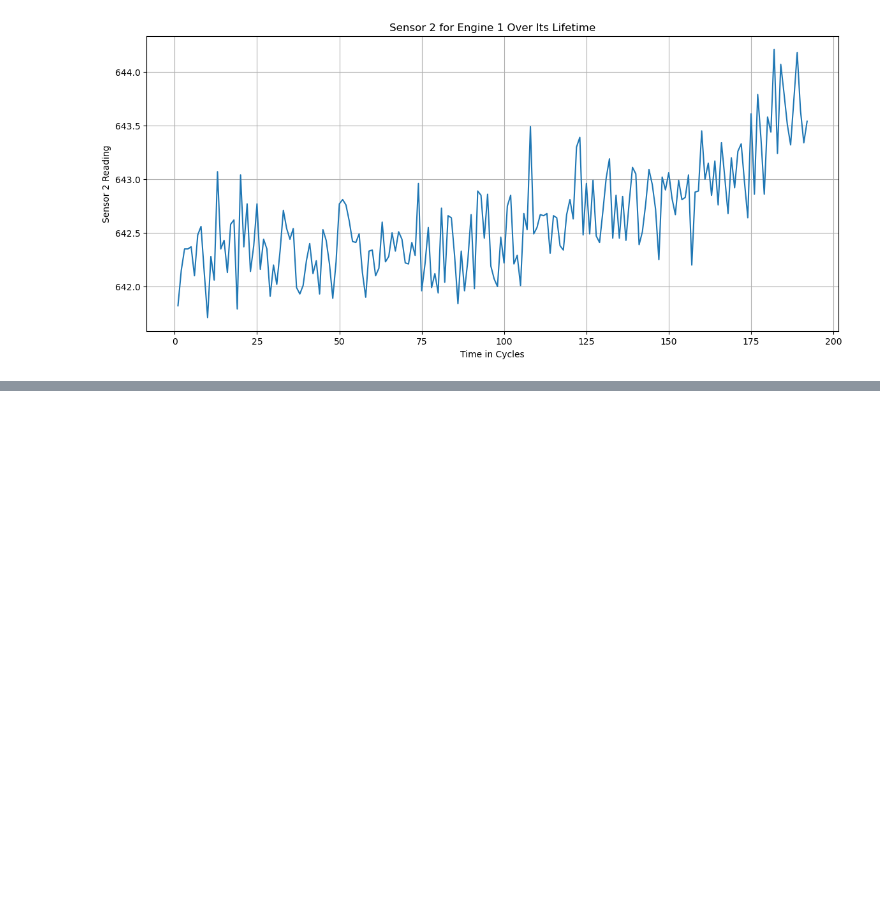
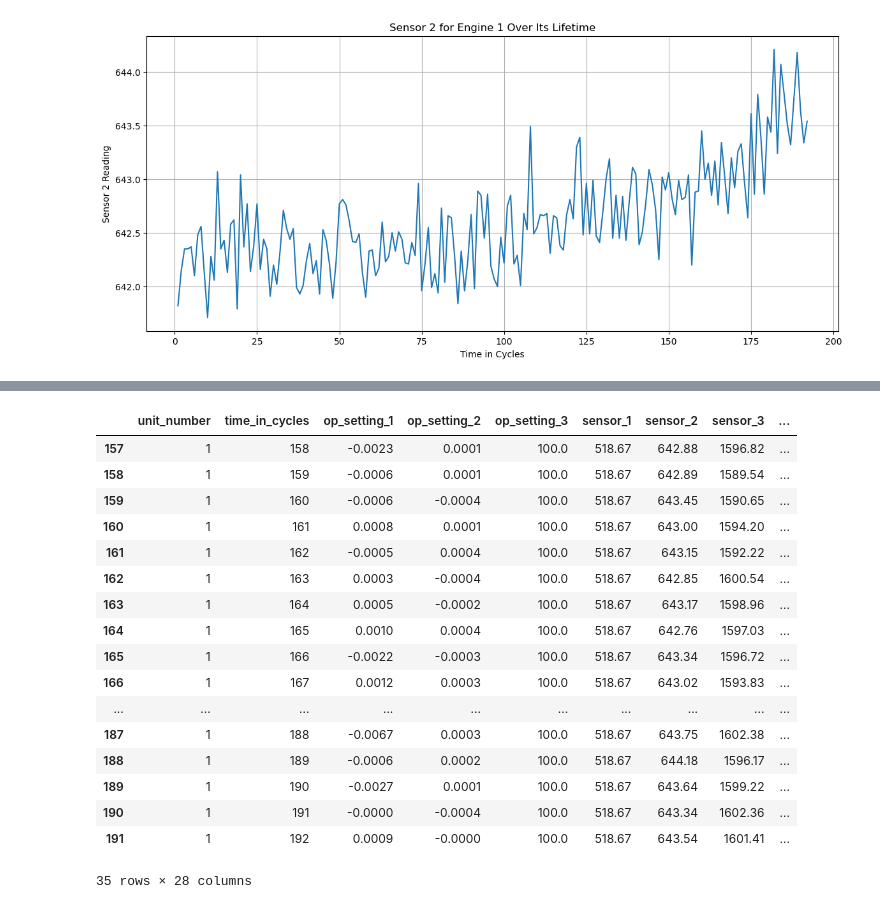
Before and after one commit to ShafM04/predictive-maintenance-project, a Jupyter notebook: predictive_maintenance.ipynb, the cells around one changed output, grey strips where cells are left out. Cells and saved outputs as stored; diff of their text form; code cells hidden in the pictures; blank space fills up the shorter version.

```diff
--- a/predictive_maintenance.ipynb
+++ b/predictive_maintenance.ipynb
@@ -38,3 +38,12 @@ plt.grid(True)
 plt.show()
 # %% [output]
 [figure]
+# %%
+#Calculate the max cycle for each engine#
+max_cycle = df.groupby('unit_number')['time_in_cycles'].transform('max')
+
+#Calculate the Remaining Useful Life (RUL) for each row#
+df['RUL'] = max_cycle - df['time_in_cycles']
+
+# Display the first 5 rows#
+df.head()
@@ -40,0 +58,11 @@ plt.show()
+# %%
+# Define our warning window in cycles#
+warning_window = 30
+
+# Create the new label column.#
+# This line checks if RUL is less than or equal to 30, which gives True/False,#
+# then .astype(int) converts True to 1 and False to 0.#
+df['is_nearing_failure'] = (df['RUL'] <= warning_window).astype(int)
+
+# Display the last 5 rows of the dataframe to see the result#
+df.tail()
@@ -40,0 +77,22 @@ plt.show()
+# %%
+#Last 35 rows of engine 1#
+df[df['unit_number'] ==1].tail(35)
+# %% [output]
+|  | unit_number | time_in_cycles | op_setting_1 | op_setting_2 | op_setting_3 | sensor_1 | sensor_2 | sensor_3 | ... |
+| 157 | 1 | 158 | -0.0023 | 0.0001 | 100.0 | 518.67 | 642.88 | 1596.82 | ... |
+| 158 | 1 | 159 | -0.0006 | 0.0001 | 100.0 | 518.67 | 642.89 | 1589.54 | ... |
+| 159 | 1 | 160 | -0.0006 | -0.0004 | 100.0 | 518.67 | 643.45 | 1590.65 | ... |
+| 160 | 1 | 161 | 0.0008 | 0.0001 | 100.0 | 518.67 | 643.00 | 1594.20 | ... |
+| 161 | 1 | 162 | -0.0005 | 0.0004 | 100.0 | 518.67 | 643.15 | 1592.22 | ... |
+| 162 | 1 | 163 | 0.0003 | -0.0004 | 100.0 | 518.67 | 642.85 | 1600.54 | ... |
+| 163 | 1 | 164 | 0.0005 | -0.0002 | 100.0 | 518.67 | 643.17 | 1598.96 | ... |
+| 164 | 1 | 165 | 0.0010 | 0.0004 | 100.0 | 518.67 | 642.76 | 1597.03 | ... |
+| 165 | 1 | 166 | -0.0022 | -0.0003 | 100.0 | 518.67 | 643.34 | 1596.72 | ... |
+| 166 | 1 | 167 | 0.0012 | 0.0003 | 100.0 | 518.67 | 643.02 | 1593.83 | ... |
+| ... | ... | ... | ... | ... | ... | ... | ... | ... | ... |
+| 187 | 1 | 188 | -0.0067 | 0.0003 | 100.0 | 518.67 | 643.75 | 1602.38 | ... |
+| 188 | 1 | 189 | -0.0006 | 0.0002 | 100.0 | 518.67 | 644.18 | 1596.17 | ... |
+| 189 | 1 | 190 | -0.0027 | 0.0001 | 100.0 | 518.67 | 643.64 | 1599.22 | ... |
+| 190 | 1 | 191 | -0.0000 | -0.0004 | 100.0 | 518.67 | 643.34 | 1602.36 | ... |
+| 191 | 1 | 192 | 0.0009 | -0.0000 | 100.0 | 518.67 | 643.54 | 1601.41 | ... |
+35 rows × 28 columns
```
Also changed, not shown: parts of 2 cells of this notebook.
